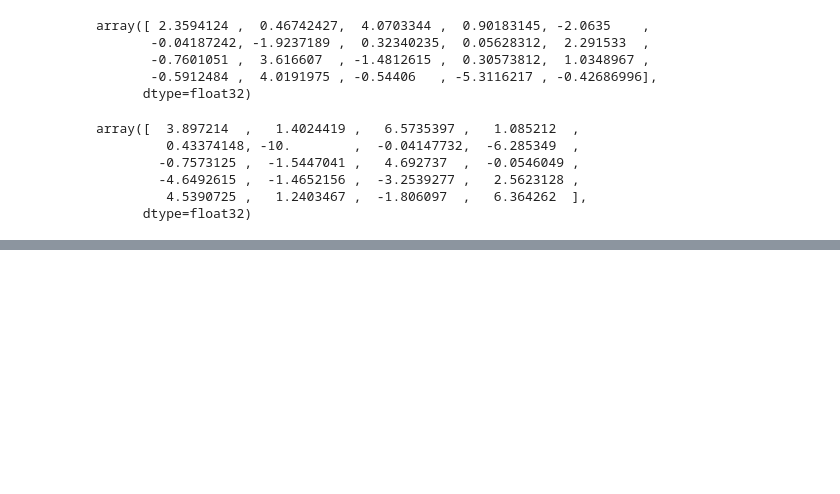
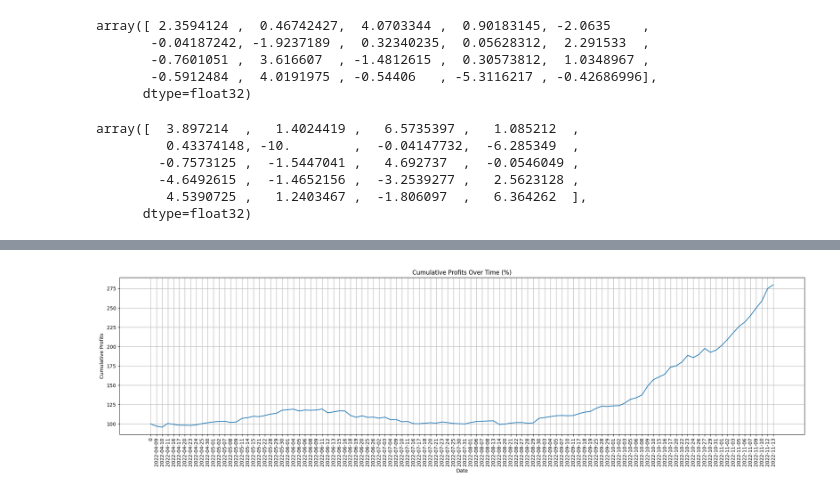
Before and after one commit to MarcosAugusto47/soccer-betting-strategy, a Jupyter notebook: notebook_botorch.ipynb, the cells around one changed output, grey strips where cells are left out. Cells and saved outputs as stored; diff of their text form; code cells hidden in the pictures; blank space fills up the shorter version.

```diff
--- a/notebook_botorch.ipynb
+++ b/notebook_botorch.ipynb
@@ -500,3 +751,8 @@ if __name__ == "__main__":
     args = parser.parse_args()
     print(args)
     run_strategy(args)
+# %%
+import pandas as pd
+track_record = pd.read_csv("artefacts/20240801204946/result.csv")
+track_record.columns = ['GameId', 'return',	'n_bets', 'n_favorable_bets', 'time_limit_flag', 'is_valid_solution', 'Datetime']
+track_record
@@ -502,0 +773,7 @@ if __name__ == "__main__":
+# %%
+from artifacts import process_results, compute_stake, build_plot_df, save_plot_strategy
+
+df = process_results("Datetime", False, track_record)
+
+stake = compute_stake(df, stake=100, percentage=0.1)
+stake
@@ -502,0 +798,3 @@ if __name__ == "__main__":
+# %%
+df_plot = build_plot_df(stake, False, df)
+df_plot
@@ -502,0 +815,15 @@ if __name__ == "__main__":
+# %%
+import matplotlib.pyplot as plt
+
+df = df_plot
+""" Create a line plot."""
+plt.figure(figsize=(20, 6))
+plt.plot(df.date, df.stake, linestyle='-')
+plt.title('Cumulative Profits Over Time (%)')
+plt.xlabel('Date')
+plt.ylabel('Cumulative Profits')
+plt.xticks(rotation=90)
+plt.grid(True)
+plt.tight_layout()
+# %% [output]
+[figure, added]
```
Also changed, not shown: parts of 24 cells of this notebook, 3 other files.
